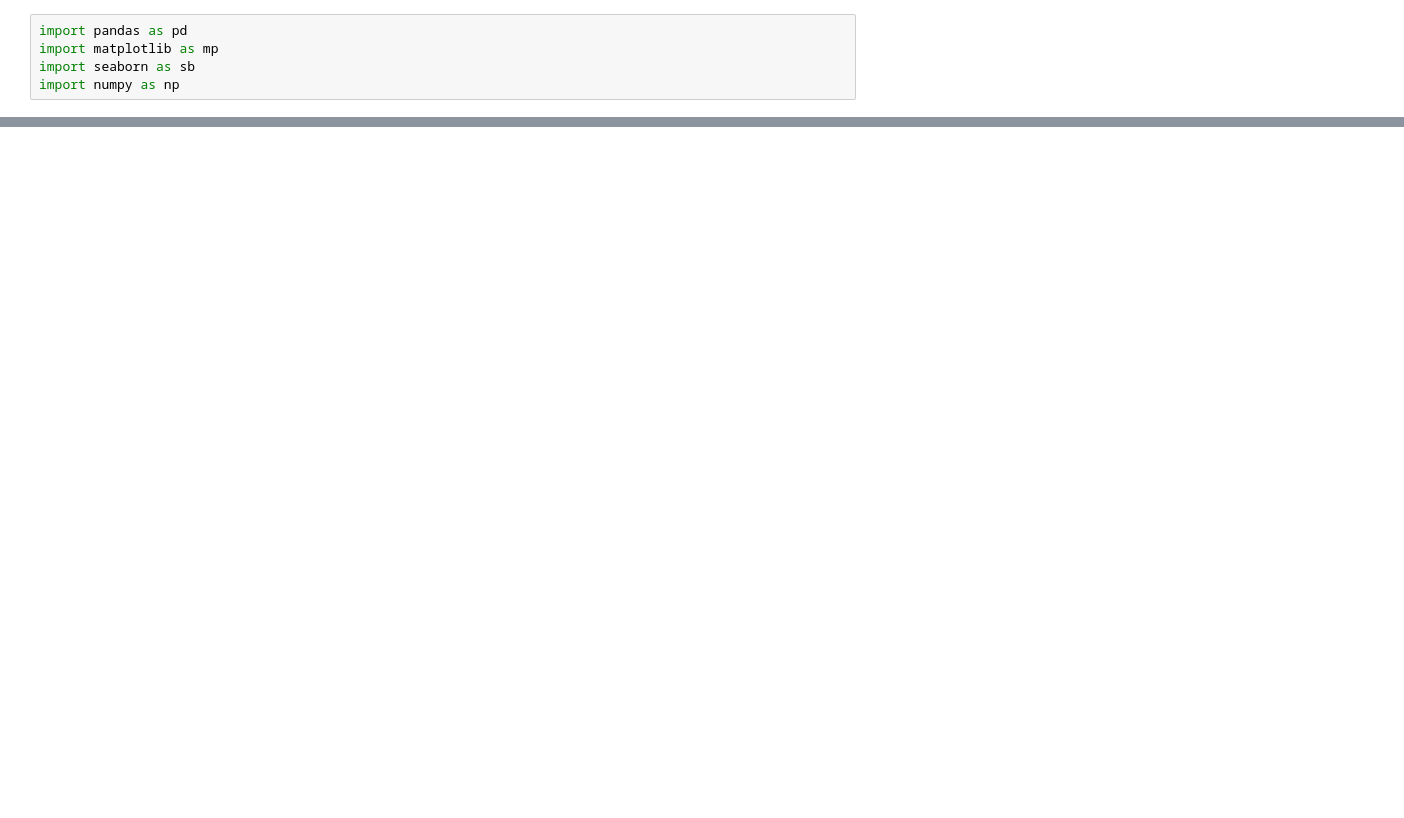
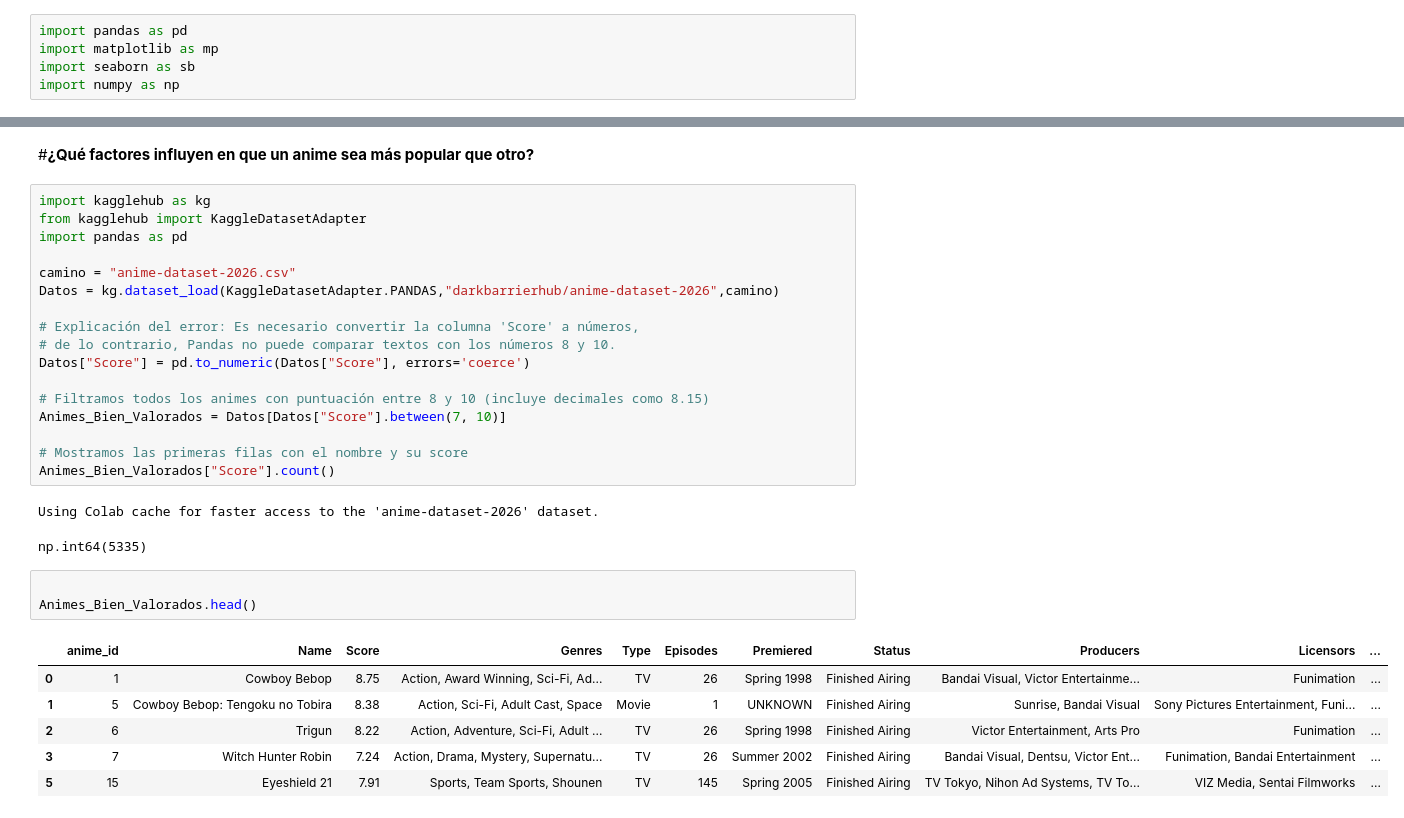
Before and after one commit to bondiolandia/TP_Laboratorio_de_M-todos_Cuantitativos_2026, a Jupyter notebook: notebook_Evolucion_del_Anime.ipynb, the cells around one changed output, grey strips where cells are left out. Saved outputs shown, nothing was run; the diff lists cells and outputs as text; blank space fills up the shorter version.

```diff
--- a/notebook_Evolucion_del_Anime.ipynb
+++ b/notebook_Evolucion_del_Anime.ipynb
@@ -48,0 +110,32 @@ None
+# %% [markdown]
+#**¿Qué factores influyen en que un anime sea más popular que otro?**
+# %%
+import kagglehub as kg
+from kagglehub import KaggleDatasetAdapter
+import pandas as pd
+
+camino = "anime-dataset-2026.csv"
+Datos = kg.dataset_load(KaggleDatasetAdapter.PANDAS,"darkbarrierhub/anime-dataset-2026",camino)
+
+# Explicación del error: Es necesario convertir la columna 'Score' a números,
+# de lo contrario, Pandas no puede comparar textos con los números 8 y 10.
+Datos["Score"] = pd.to_numeric(Datos["Score"], errors='coerce')
+
+# Filtramos todos los animes con puntuación entre 8 y 10 (incluye decimales como 8.15)
+Animes_Bien_Valorados = Datos[Datos["Score"].between(7, 10)]
+
+# Mostramos las primeras filas con el nombre y su score
+Animes_Bien_Valorados["Score"].count()
+# %% [output]
+Using Colab cache for faster access to the 'anime-dataset-2026' dataset.
+np.int64(5335)
+# %%
+
+Animes_Bien_Valorados.head()
+# %% [output]
+|  | anime_id | Name | Score | Genres | Type | Episodes | Premiered | Status | Producers | Licensors | ... |
+| 0 | 1 | Cowboy Bebop | 8.75 | Action, Award Winning, Sci-Fi, Ad... | TV | 26 | Spring 1998 | Finished Airing | Bandai Visual, Victor Entertainme... | Funimation | ... |
+| 1 | 5 | Cowboy Bebop: Tengoku no Tobira | 8.38 | Action, Sci-Fi, Adult Cast, Space | Movie | 1 | UNKNOWN | Finished Airing | Sunrise, Bandai Visual | Sony Pictures Entertainment, Funi... | ... |
+| 2 | 6 | Trigun | 8.22 | Action, Adventure, Sci-Fi, Adult ... | TV | 26 | Spring 1998 | Finished Airing | Victor Entertainment, Arts Pro | Funimation | ... |
+| 3 | 7 | Witch Hunter Robin | 7.24 | Action, Drama, Mystery, Supernatu... | TV | 26 | Summer 2002 | Finished Airing | Bandai Visual, Dentsu, Victor Ent... | Funimation, Bandai Entertainment | ... |
+| 5 | 15 | Eyeshield 21 | 7.91 | Sports, Team Sports, Shounen | TV | 145 | Spring 2005 | Finished Airing | TV Tokyo, Nihon Ad Systems, TV To... | VIZ Media, Sentai Filmworks | ... |
```
Also changed, not shown: parts of 9 cells of this notebook.
